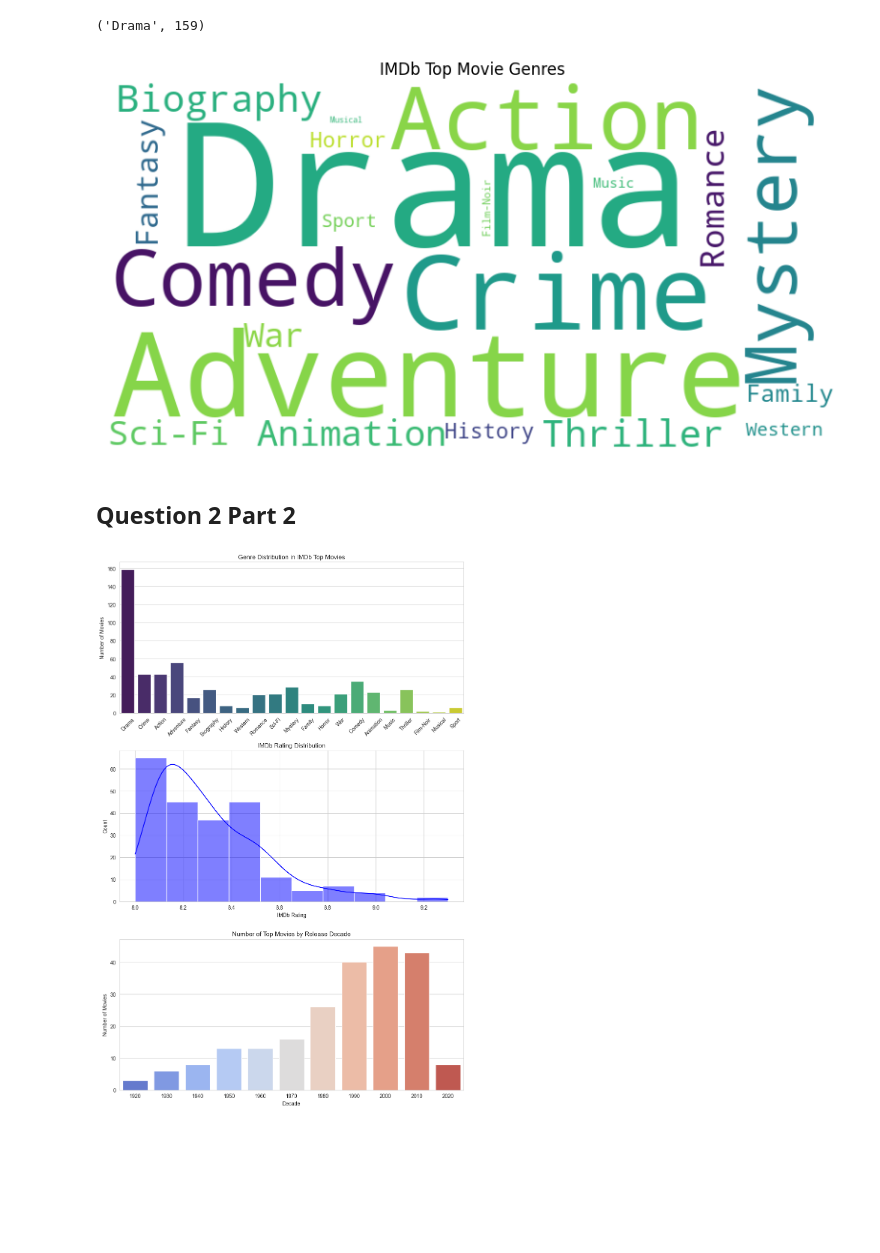
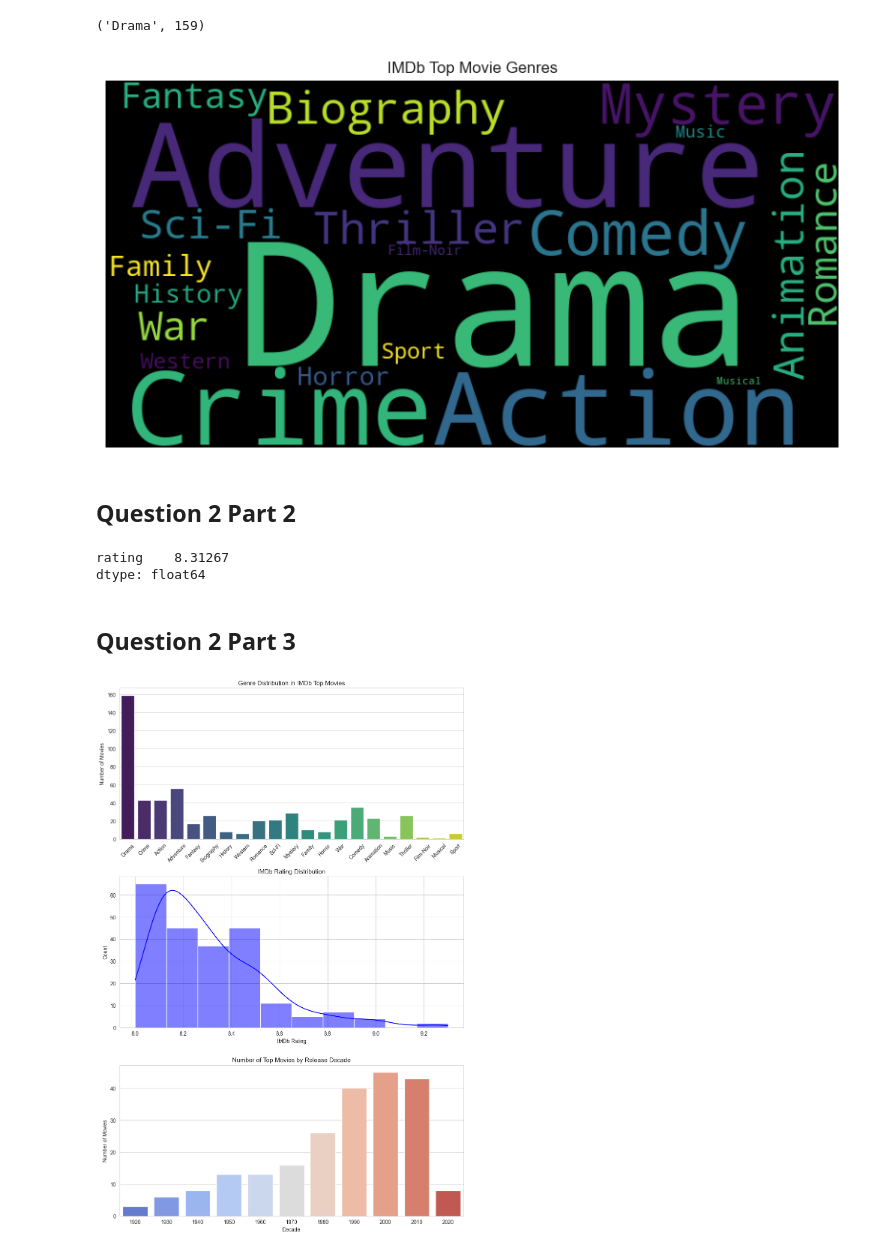
Before and after one commit to Cemputus/Data-Mining-and-Wrangling---movie-scraping, a Jupyter notebook: Analysis/Group4_Final.ipynb, the cells around one changed output. Cells and saved outputs as stored; diff of their text form; code cells hidden in the pictures; blank space fills up the shorter version.

```diff
--- a/Analysis/Group4_Final.ipynb
+++ b/Analysis/Group4_Final.ipynb
@@ -417,22 +417,30 @@ most_frequent_genre
 ('Drama', 159)
 # %%
 # Generate word cloud
-wordcloud = WordCloud(width=800, height=400, background_color='white', colormap='viridis')
+wordcloud = WordCloud(width=800, height=400, background_color='black', colormap='viridis')
 wordcloud.generate_from_frequencies(genre_counts)
 
 # Plot word cloud
 plt.figure(figsize=(10, 5))
 plt.imshow(wordcloud, interpolation='bilinear')
 plt.axis('off')
 plt.title('IMDb Top Movie Genres')
 plt.show()
 # %% [output]
-[figure, old version]
+[figure, new version]
+# %% [markdown]
+## **Question 2 Part 2**
+# %%
+average_rating = cleaned_reformed.agg({'rating':'mean'})
+average_rating
+# %% [output]
+rating    8.31267
+dtype: float64
+# %% [markdown]
+## **Question 2 Part 3**
 # %%
 ## converting the release_year to integer
 cleaned_reformed['release_year'] = cleaned_reformed['release_year'].astype(int)
-# %% [markdown]
-## **Question 2 Part 2**
 # %%
 
 # Set visualization style
```
Also changed, not shown: parts of 5 cells of this notebook.
